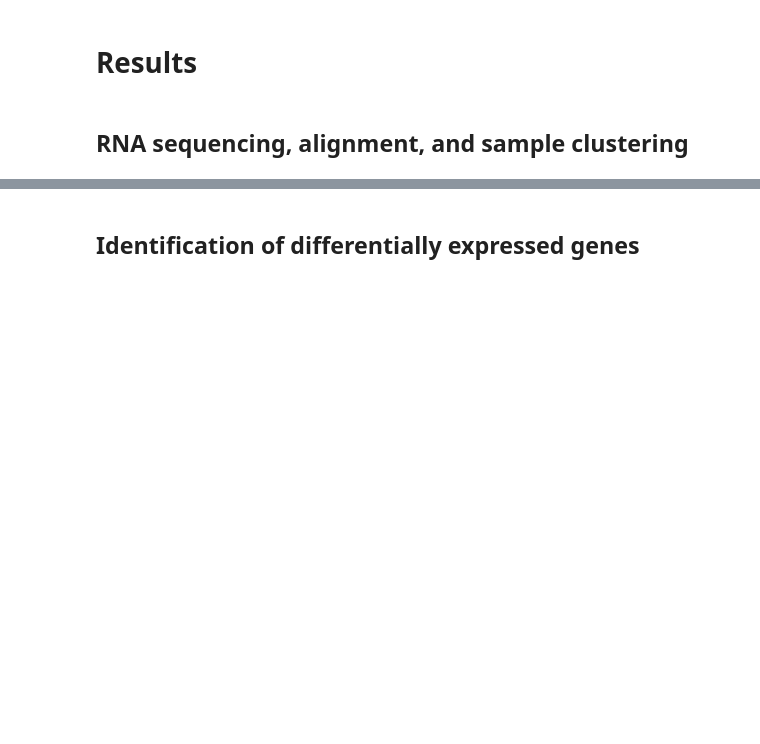
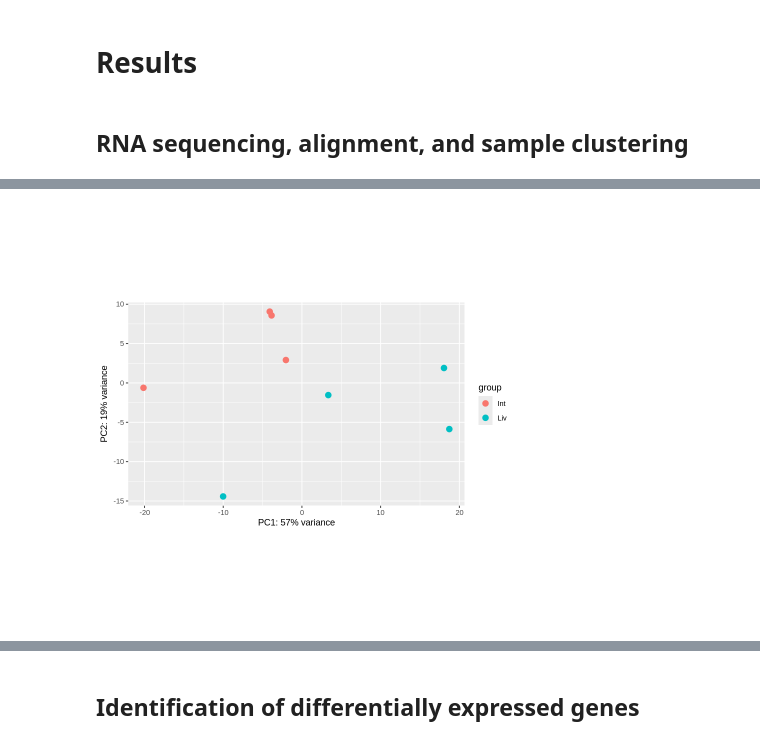
Before and after one commit to Brandy-Corwin/Schistosoma-RNA-seq, a Jupyter notebook: manuscript.ipynb, the cells around one changed output, grey strips where cells are left out. Cells and saved outputs as stored; diff of their text form; code cells hidden in the pictures; blank space fills up the shorter version.

Commit message:
Added code/images to results and fixed references

```diff
--- a/manuscript.ipynb
+++ b/manuscript.ipynb
@@ -26,0 +112,7 @@ Count matrix of reads were filtered to remove reads with a count of 0 and reform
+# %%
+vsd <- varianceStabilizingTransformation(dds)
+
+pca <- plotPCA(vsd, intgroup = 'tissue')
+pca
+# %% [output]
+[figure, added]
```
Also changed, not shown: parts of 11 cells of this notebook, 4 other files.
